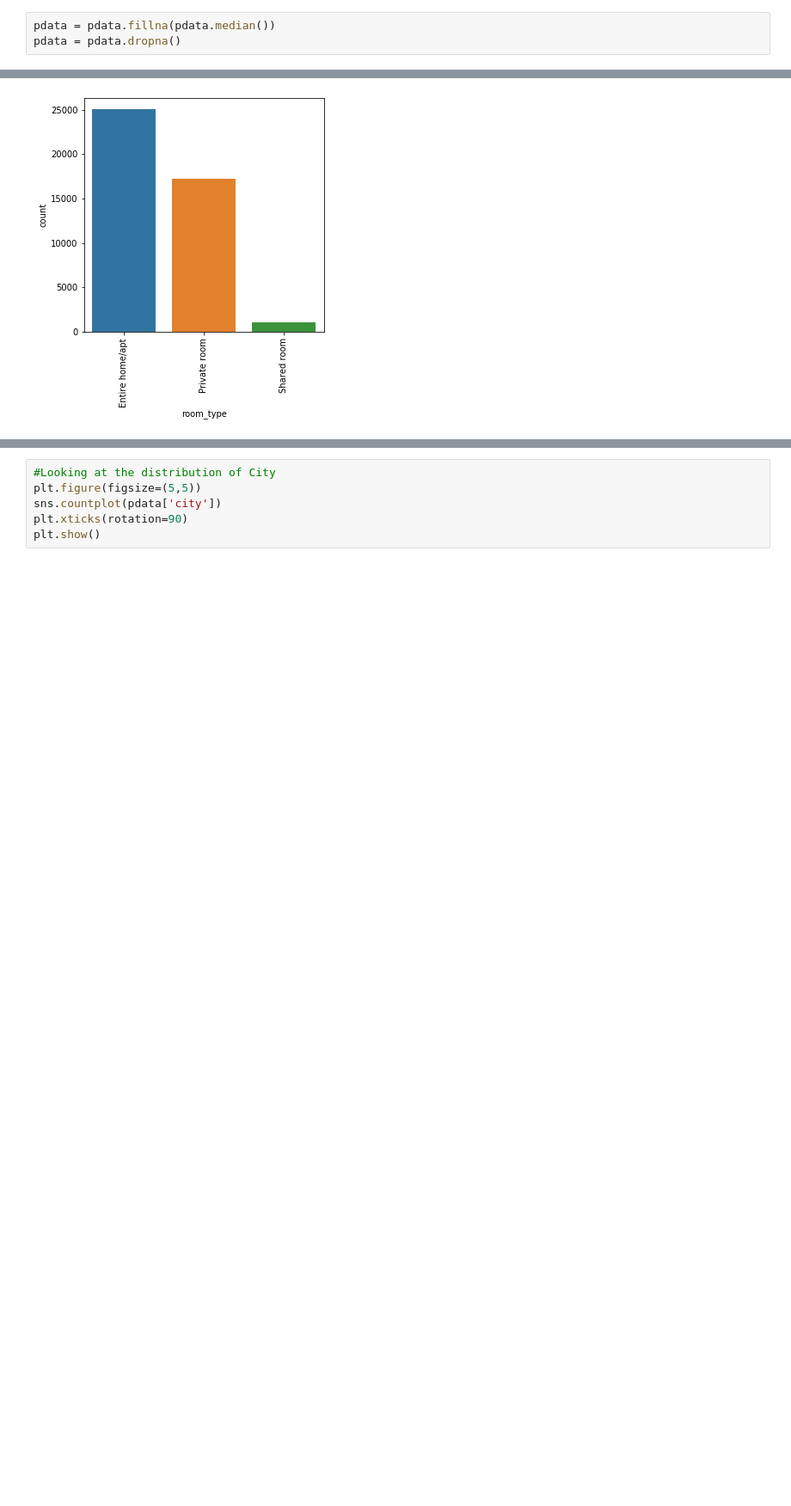
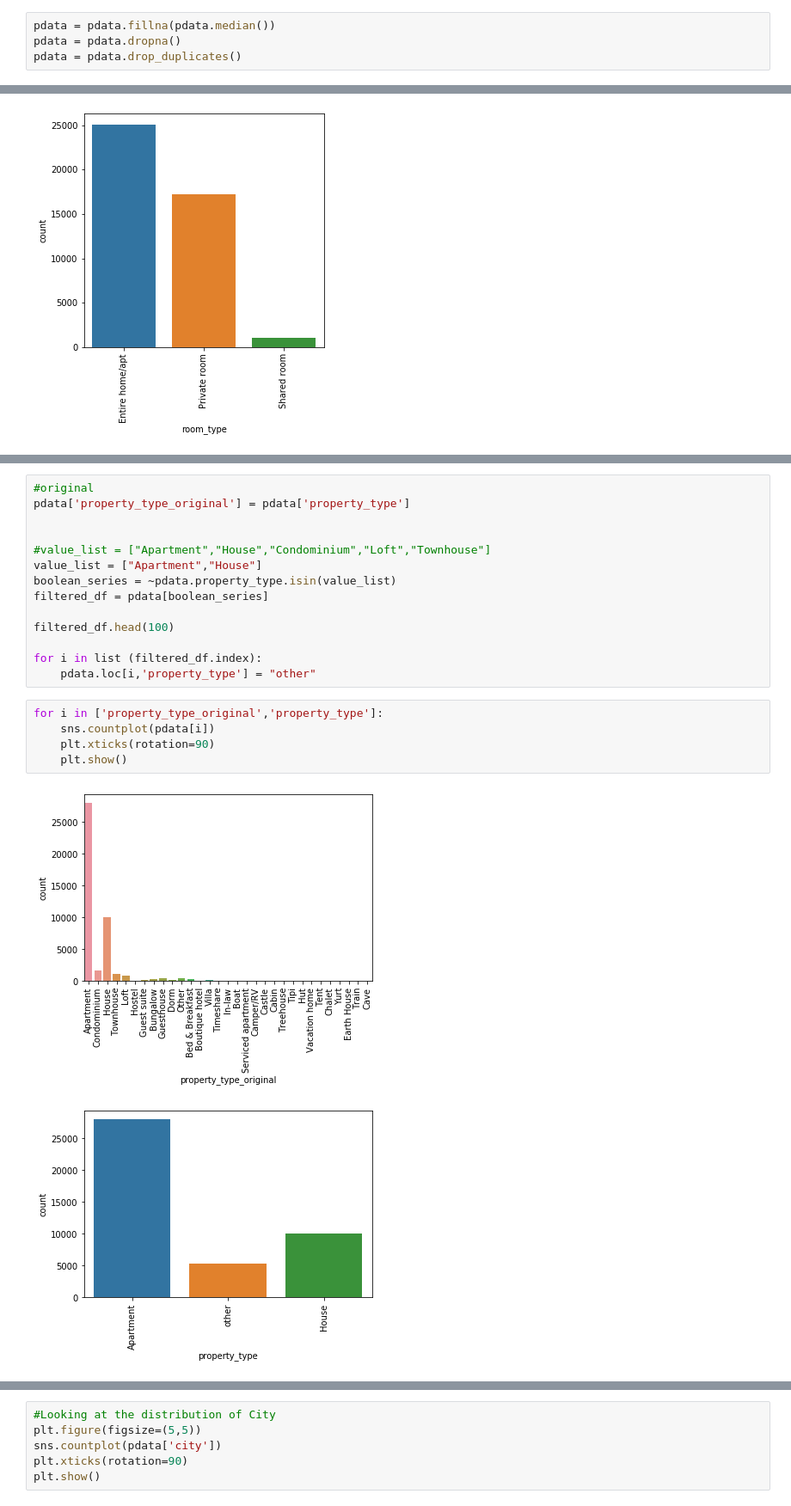
Before and after one commit to allenmiller17/SMU_7331_ML1_Project_1, a Jupyter notebook: Project 1 Final Write Up.ipynb, the cells around one changed output, grey strips where cells are left out. Shown at 86% size. Cells and saved outputs as stored; diff of their text form; blank space fills up the shorter version.

```diff
--- a/Project 1 Final Write Up.ipynb
+++ b/Project 1 Final Write Up.ipynb
@@ -39,5 +39,6 @@ pdata = pdata.fillna(pdata.median())
 # %%
 pdata = pdata.fillna(pdata.median())
 pdata = pdata.dropna()
+pdata = pdata.drop_duplicates()
 # %%
 pdata['price'] = np.exp(pdata.log_price)
@@ -62,0 +95,22 @@ plt.show()
+# %%
+#original
+pdata['property_type_original'] = pdata['property_type']
+
+
+#value_list = ["Apartment","House","Condominium","Loft","Townhouse"]
+value_list = ["Apartment","House"]
+boolean_series = ~pdata.property_type.isin(value_list)
+filtered_df = pdata[boolean_series]
+
+filtered_df.head(100)
+
+for i in list (filtered_df.index):
+    pdata.loc[i,'property_type'] = "other"
+# %%
+for i in ['property_type_original','property_type']:
+    sns.countplot(pdata[i])
+    plt.xticks(rotation=90)
+    plt.show()
+# %% [output]
+[figure, added]
+[figure, added]
```
Also changed, not shown: parts of 14 cells of this notebook.
